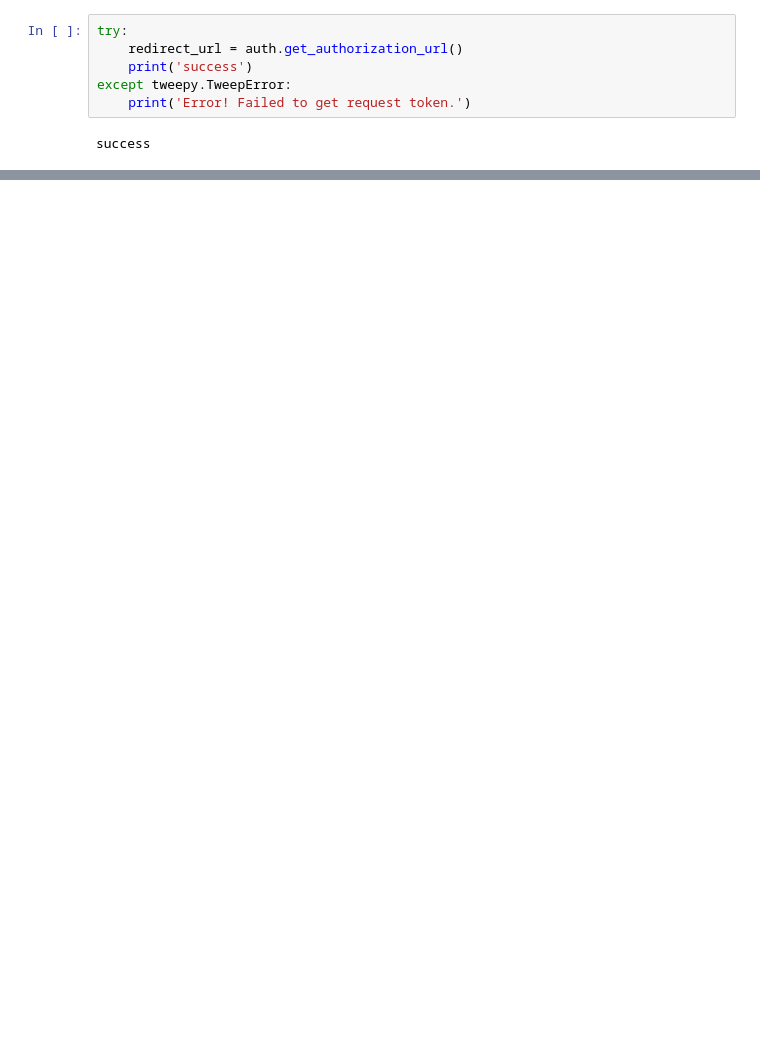
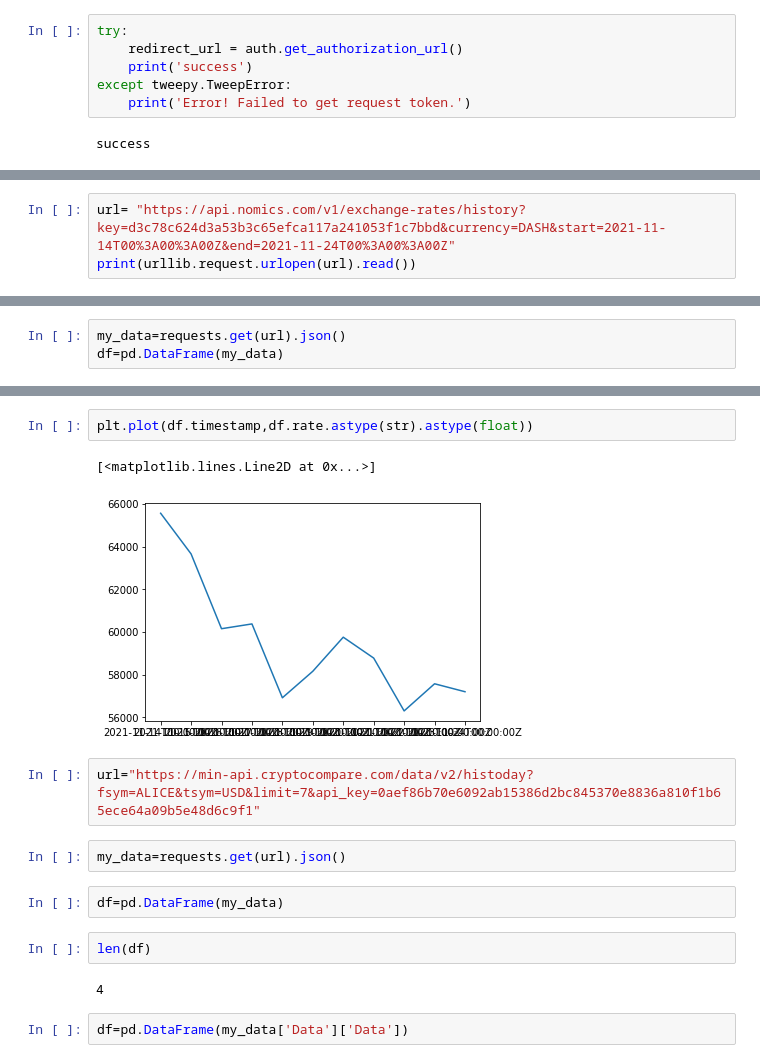
Before and after one commit to julia-claira/crypto, a Jupyter notebook: cy_machine_learn.ipynb, the cells around one changed output, grey strips where cells are left out. Cells and saved outputs as stored; diff of their text form; blank space fills up the shorter version.

```diff
--- a/cy_machine_learn.ipynb
+++ b/cy_machine_learn.ipynb
@@ -158,0 +157,3 @@ tweets
+# %%
+url= "https://api.nomics.com/v1/exchange-rates/history?key=d3c78c624d3a53b3c65efca117a241053f1c7bbd&currency=DASH&start=2021-11-14T00%3A00%3A00Z&end=2021-11-24T00%3A00%3A00Z"
+print(urllib.request.urlopen(url).read())
@@ -158,0 +162,3 @@ tweets
+# %%
+my_data=requests.get(url).json()
+df=pd.DataFrame(my_data)
@@ -158,0 +187,17 @@ tweets
+# %%
+plt.plot(df.timestamp,df.rate.astype(str).astype(float))
+# %% [output]
+[<matplotlib.lines.Line2D at 0x...>]
+[figure, added]
+# %%
+url="https://min-api.cryptocompare.com/data/v2/histoday?fsym=ALICE&tsym=USD&limit=7&api_key=0aef86b70e6092ab15386d2bc845370e8836a810f1b65ece64a09b5e48d6c9f1"
+# %%
+my_data=requests.get(url).json()
+# %%
+df=pd.DataFrame(my_data)
+# %%
+len(df)
+# %% [output]
+4
+# %%
+df=pd.DataFrame(my_data['Data']['Data'])
```
Also changed, not shown: parts of 26 cells of this notebook.
